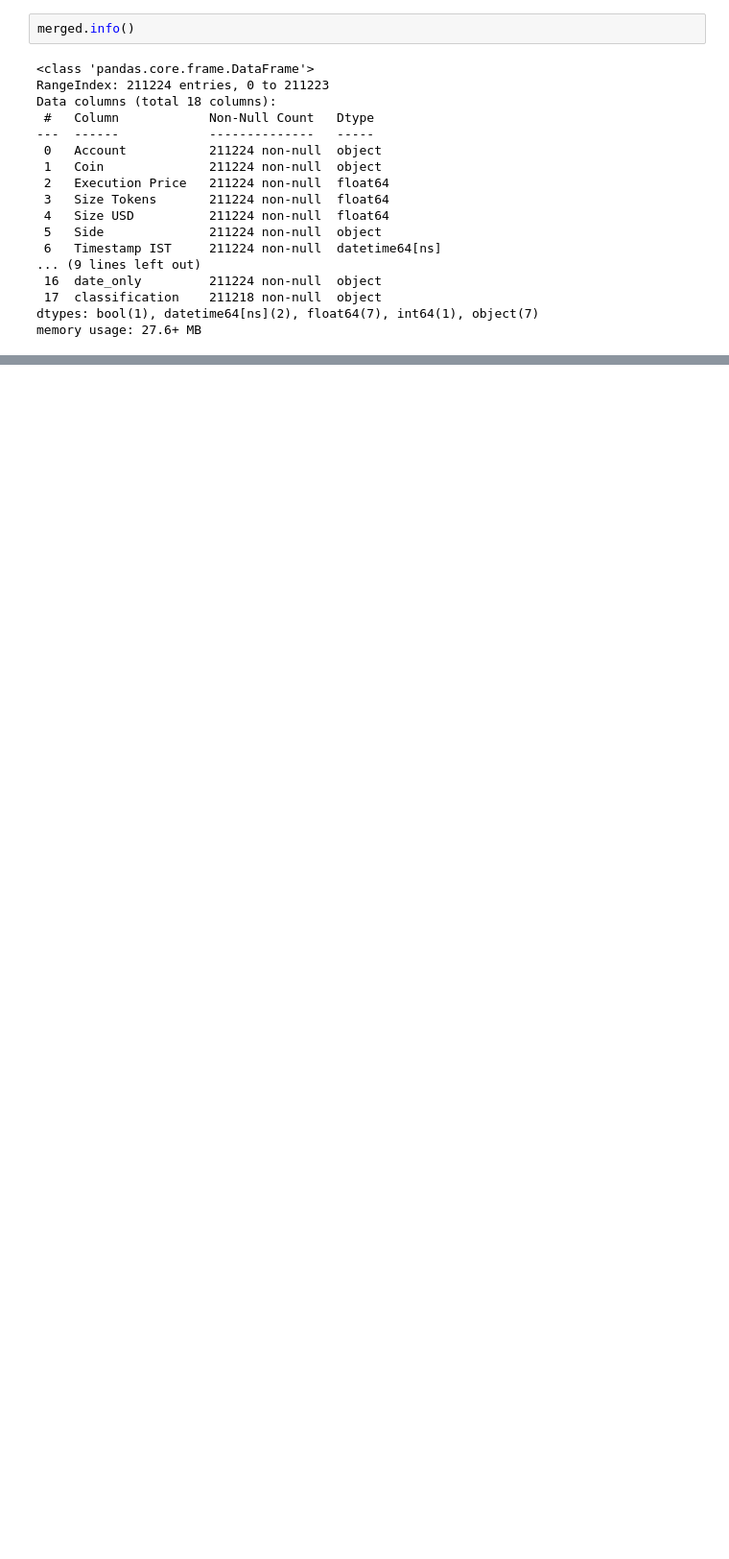
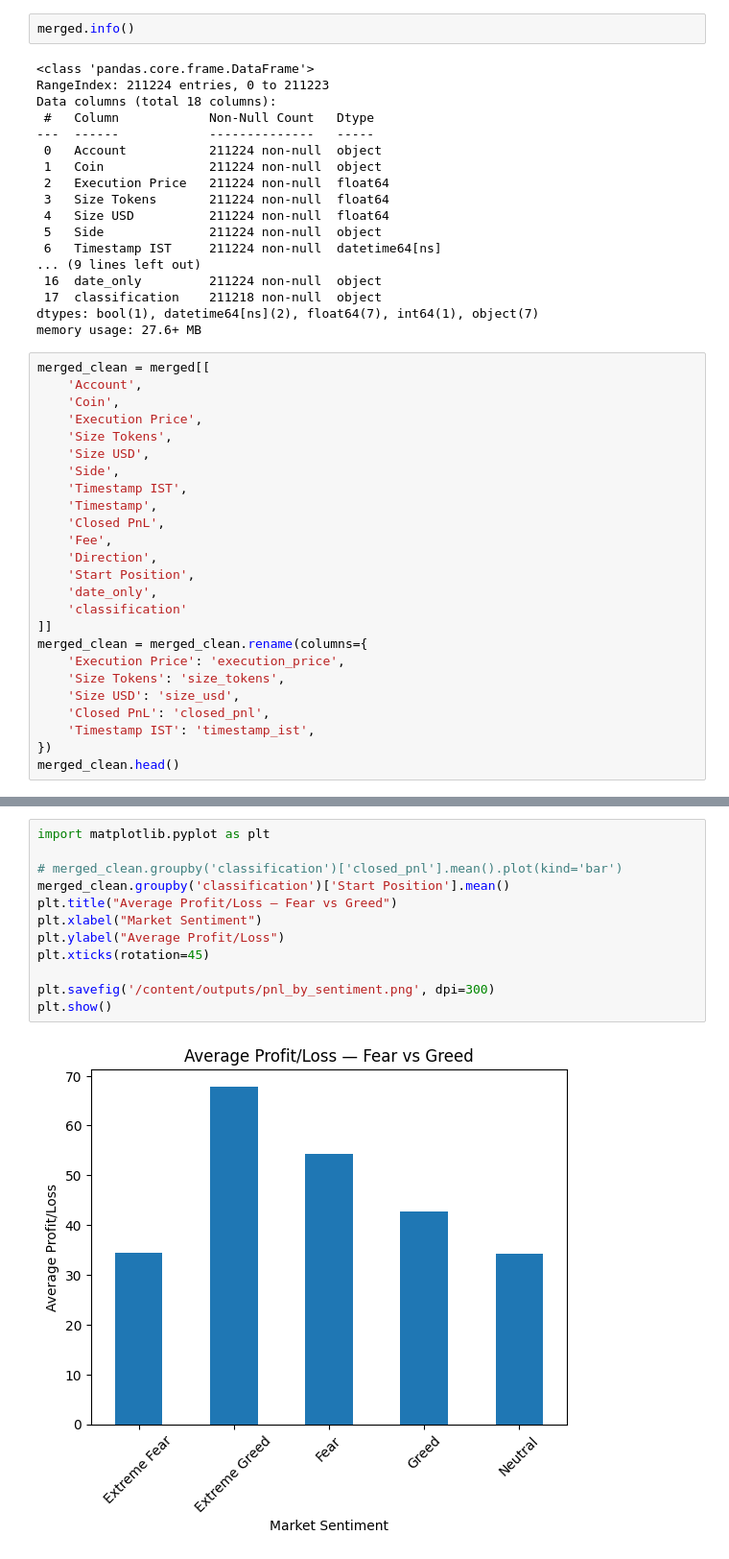
Before and after one commit to mohitsbh/ds_mohit_bhosale, a Jupyter notebook: notebook_1.ipynb, the cells around one changed output, grey strips where cells are left out. Shown at 96% size. Drawn from its saved outputs; the diff is of its cells as text; blank space fills up the shorter version.

```diff
--- a/notebook_1.ipynb
+++ b/notebook_1.ipynb
@@ -184,3 +184,28 @@ Data columns (total 18 columns):
  17  classification    211218 non-null  object
 dtypes: bool(1), datetime64[ns](2), float64(7), int64(1), object(7)
 memory usage: 27.6+ MB
+# %%
+merged_clean = merged[[
+    'Account',
+    'Coin',
+    'Execution Price',
+    'Size Tokens',
+    'Size USD',
+    'Side',
+    'Timestamp IST',
+    'Timestamp',
+    'Closed PnL',
+    'Fee',
+    'Direction',
+    'Start Position',
+    'date_only',
+    'classification'
+]]
+merged_clean = merged_clean.rename(columns={
+    'Execution Price': 'execution_price',
+    'Size Tokens': 'size_tokens',
+    'Size USD': 'size_usd',
+    'Closed PnL': 'closed_pnl',
+    'Timestamp IST': 'timestamp_ist',
+})
+merged_clean.head()
@@ -186,0 +242,14 @@ memory usage: 27.6+ MB
+# %%
+import matplotlib.pyplot as plt
+
+# merged_clean.groupby('classification')['closed_pnl'].mean().plot(kind='bar')
+merged_clean.groupby('classification')['Start Position'].mean()
+plt.title("Average Profit/Loss — Fear vs Greed")
+plt.xlabel("Market Sentiment")
+plt.ylabel("Average Profit/Loss")
+plt.xticks(rotation=45)
+
+plt.savefig('/content/outputs/pnl_by_sentiment.png', dpi=300)
+plt.show()
+# %% [output]
+[figure, added]
```
Also changed, not shown: parts of 3 cells of this notebook.
